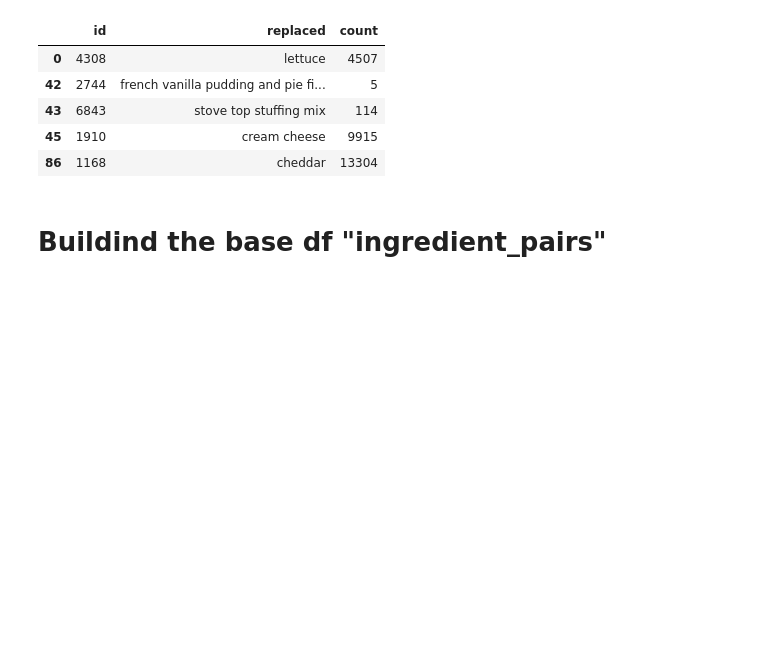
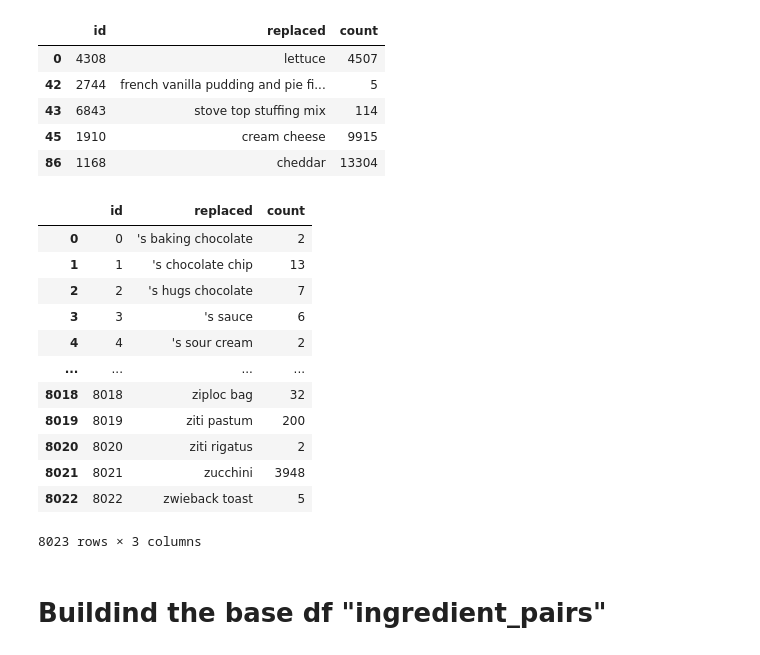
Before and after one commit to mariliabreis/ingredient_matching, a Jupyter notebook: notebooks/baseline_marilia.ipynb, the cells around one changed output. Saved outputs shown, nothing was run; the diff lists cells and outputs as text; code cells hidden in the pictures; blank space fills up the shorter version.

```diff
--- a/notebooks/baseline_marilia.ipynb
+++ b/notebooks/baseline_marilia.ipynb
@@ -29,7 +29,23 @@ ingredients.head()
 | 45 | 1910 | cream cheese | 9915 |
 | 86 | 1168 | cheddar | 13304 |
 # %%
-ordered_keys = ingredients.sort_values(by='id')
+ordered_keys = ingredients.sort_values(by='id').reset_index(drop=True)
+# %%
+ordered_keys
+# %% [output]
+|  | id | replaced | count |
+| 0 | 0 | 's baking chocolate | 2 |
+| 1 | 1 | 's chocolate chip | 13 |
+| 2 | 2 | 's hugs chocolate | 7 |
+| 3 | 3 | 's sauce | 6 |
+| 4 | 4 | 's sour cream | 2 |
+| ... | ... | ... | ... |
+| 8018 | 8018 | ziploc bag | 32 |
+| 8019 | 8019 | ziti pastum | 200 |
+| 8020 | 8020 | ziti rigatus | 2 |
+| 8021 | 8021 | zucchini | 3948 |
+| 8022 | 8022 | zwieback toast | 5 |
+8023 rows × 3 columns
 # %% [markdown]
 # Buildind the base df "ingredient_pairs"
 # %%
```
Also changed, not shown: parts of 11 cells of this notebook.
